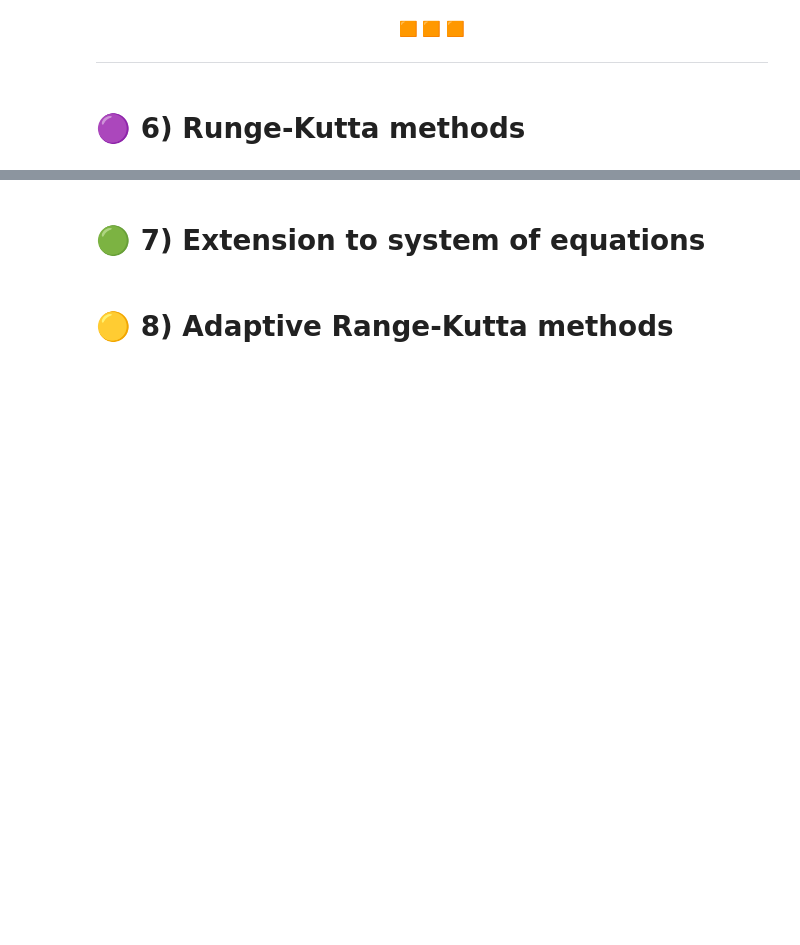
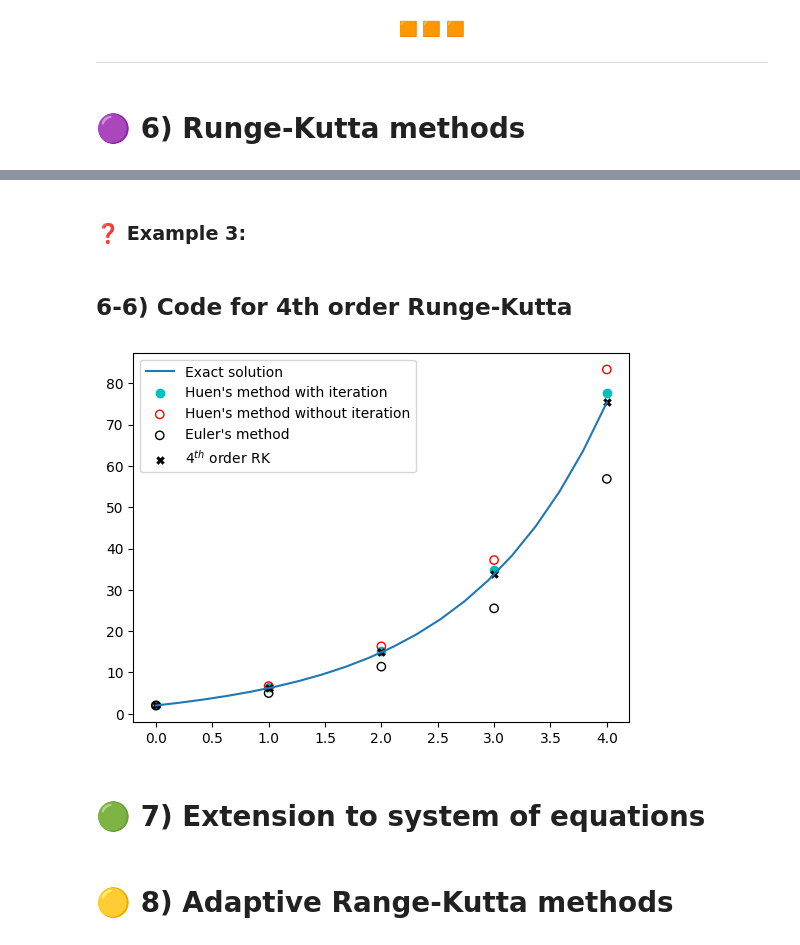
Before and after one commit to hamidrezanorouzi/numericalMethods, a Jupyter notebook: Lectures/Lecture08_solving_ODEs.ipynb, the cells around one changed output, grey strips where cells are left out. Saved outputs shown, nothing was run; the diff lists cells and outputs as text; code cells hidden in the pictures; blank space fills up the shorter version.

Commit message:
runge-kutta added

```diff
--- a/Lectures/Lecture08_solving_ODEs.ipynb
+++ b/Lectures/Lecture08_solving_ODEs.ipynb
@@ -435,3 +520,59 @@ $$
+# %% [markdown]
+### ❓ **Example 3:**
+# %% [markdown]
+## 6-6) Code for 4th order Runge-Kutta
+# %%
+import numpy as np
+def rk4(dfx, y0, a, b, n):
+  h = (b-a)/n
+
+  y = np.zeros((n+1,))
+  x = np.zeros((n+1,))
+
+  y[0] = y0
+  x[0] = a
+
+  for i in range(n):
+    x[i+1] = a + (i+1)*h
+    k1 = dfx(x[i],y[i])
+    k2 = dfx(x[i]+0.5*h, y[i]+0.5*k1*h)
+    k3 = dfx(x[i]+0.5*h, y[i]+0.5*k2*h)
+    k4 = dfx(x[i]+h, y[i]+k3*h)
+    y[i+1] = y[i] + h*(k1+2*k2+2*k3+k4)/6.0
+
+  return y, x
+# %%
+import matplotlib.pyplot as plt
+
+n = 4
+# ode
+example3Dfx = lambda t,y: 4*np.exp(0.8*t) - 0.5*y
+# solution of ode
+y , t, _ = HeunMethod(example3Dfx, 2.0, 0.0, 4.0, n)
+yNoIter , tNoIter, _ = HeunMethod(example3Dfx, 2.0, 0.0, 4.0, n, False)
+yEuler , tEuler = EulerMethod(example3Dfx, 2.0, 0.0, 4.0, n)
+yrk4 , trk4 = rk4(example3Dfx, 2.0, 0.0, 4.0, n)
+
+# exact solution
+fx_exact = lambda t : np.exp(-0.5*t) * (-1.07692 + 3.07692 * np.exp(1.3*t))
+tt = np.linspace(0,4,20)
+y_exact = [fx_exact(ti) for ti in tt]
+
+# plot
+plt.plot(tt,y_exact)
+plt.scatter(t,y,c='c')
+plt.scatter(tNoIter, yNoIter, edgecolors='r', facecolors='none')
+plt.scatter(tEuler, yEuler, edgecolors='k', facecolors='none')
+plt.scatter(trk4, yrk4, marker='X', c='k',  linewidths=0.1)
+plt.legend([
+    "Exact solution",
+    "Huen's method with iteration",
+    "Huen's method without iteration",
+    "Euler's method",
+    "$4^{th}$ order RK"])
+plt.show()
+# %% [output]
+[figure, added]
 # %% [markdown]
 # 🟢 7) Extension to system of equations
 # %% [markdown]
```
Also changed, not shown: parts of 5 cells of this notebook.
